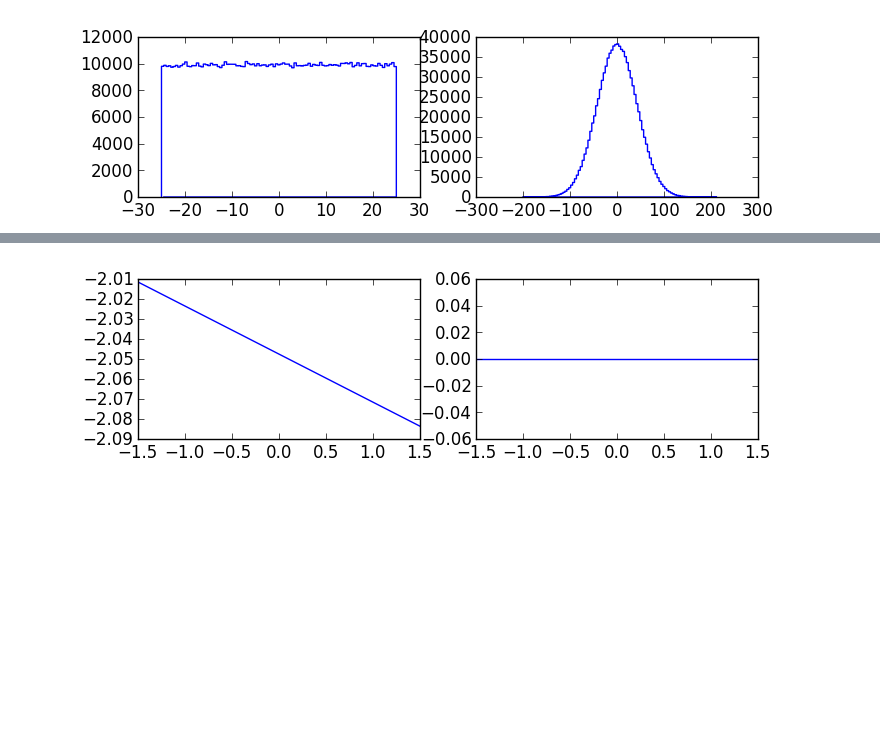
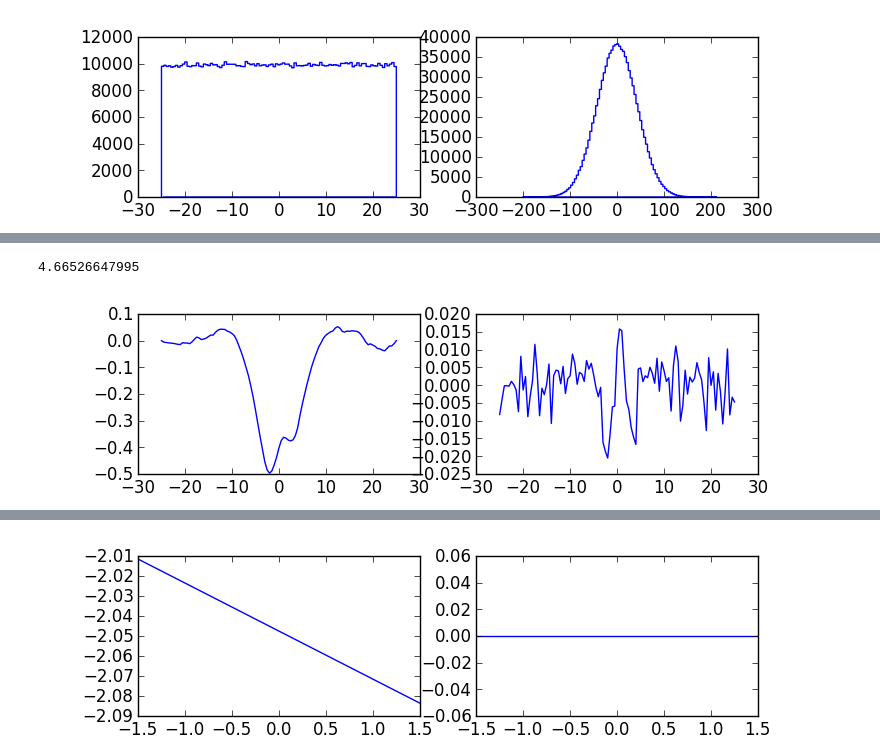
Before and after one commit to ctzhou/ESPIC_hole_tracking, a Jupyter notebook: infMagSim.ipynb, the cells around one changed output, grey strips where cells are left out. Saved outputs shown, nothing was run; the diff lists cells and outputs as text; code cells hidden in the pictures; blank space fills up the shorter version.

Commit message:
Added ramp up and down of object potential.

```diff
--- a/infMagSim.ipynb
+++ b/infMagSim.ipynb
@@ -221,7 +221,7 @@ def tridiagonal_solve(np.ndarray[np.float64_t,ndim=1] a, np.ndarray[np.float64_t
 
 def poisson_solve(np.ndarray[np.float32_t,ndim=1] grid, np.ndarray[np.float32_t,ndim=1] charge, float debye_length, \
                       np.ndarray[np.float32_t,ndim=1] potential, float t=0, float t_object_center=10, \
-                      float v_drift=1., float object_potential=-4.):
+                      float v_drift=1., float object_potential=-4., int enforce_bdy_cond_outside=False):
     cdef float eps = 1.e-5
     cdef int n_points = len(grid)
     cdef float z_min = grid[0]
@@ -252,19 +252,30 @@ def poisson_solve(np.ndarray[np.float32_t,ndim=1] grid, np.ndarray[np.float32_t,
         x = (t-t_object_center)*v_drift
         object_width = math.sqrt(1-x*x) # Circular cross-section
         dist_to_obj = 0.
+    if (dist_to_obj>0. and enforce_bdy_cond_outside):
+        #object_potential *= math.exp(-dist_to_obj/debye_length)
+        object_width = eps
 
     cdef float z_object_left, z_object_right
     cdef int outside_index_left, outside_index_right
     cdef float zeta_left, zeta_right
     cdef int object_index, j
-    if (object_width>0):
+    if (object_width>0.):
         z_object_left = z_object - object_width
         outside_index_left = int((z_object_left-z_min)/dz) -1 # -1 since excluding bdy
         zeta_left = z_object_left % dz
+        if (zeta_left==0.):
+            zeta_left += eps
+        elif (zeta_left>dz-eps):
+            zeta_left = dz-eps
 
         z_object_right = z_object + object_width
         outside_index_right = int((z_object_right-z_min)/dz)+1 -1 # -1 since excluding bdy
         zeta_right = dz - (z_object_right % dz)
+        if (zeta_right==0.):
+            zeta_right += eps
+        elif (zeta_right>dz-eps):
+            zeta_right = dz-eps
 
         # Closest point outside to left
         lower_diagonal[outside_index_left-1] = zeta_left/dz # -1 since lower diagonal shifted
@@ -313,14 +324,26 @@ def poisson_solve(np.ndarray[np.float32_t,ndim=1] grid, np.ndarray[np.float32_t,
     cdef np.ndarray[np.float32_t,ndim=1] result_32 = result.astype(np.float32)
     for j in range(1,n_points-1):
         potential[j] = result_32[j-1]
+    return dist_to_obj
 # %%
 ion_density = np.zeros_like(grid)
 accumulate_density(grid, background_ion_density, largest_ion_index, ions, ion_density)
 electron_density = np.zeros_like(grid)
 accumulate_density(grid, background_electron_density, largest_electron_index, electrons, electron_density)
 potential = np.zeros_like(grid)
+no_object_potential = np.zeros_like(grid)
 dt = 0.1/v_th_e
 ion_charge_to_mass = 1
 initialize_mover(grid, potential, dt, ion_charge_to_mass, largest_ion_index, ions)
 electron_charge_to_mass = -1/mass_ratio
 initialize_mover(grid, potential, dt, electron_charge_to_mass, largest_electron_index, electrons)
+# %%
+v_drift = 1.0*v_th_i
+debye_length = 0.5
+t_object_center = (1.+2*debye_length)/v_drift
+t = 0.
+potentials = []
+ion_densities = []
+electron_densities = []
+times = []
+print t_object_center
@@ -326,0 +402,14 @@ initialize_mover(grid, potential, dt, electron_charge_to_mass, largest_electron_
+# %%
+k = len(times)-1
+#k = 12
+#k = 1879
+print times[k]
+fig, axes = plt.subplots(nrows=1,ncols=2,figsize=(8,2))
+for ax, data in zip(axes,[potentials[k], ion_densities[k]-electron_densities[k]]):
+    ax.plot(grid,data)
+filename='figures/data.png'
+plt.savefig(filename)
+IPdisp.Image(filename=filename)
+# %% [output]
+4.66526647995
+[figure, added]
```
Also changed, not shown: parts of 6 cells of this notebook, 1 other file.
